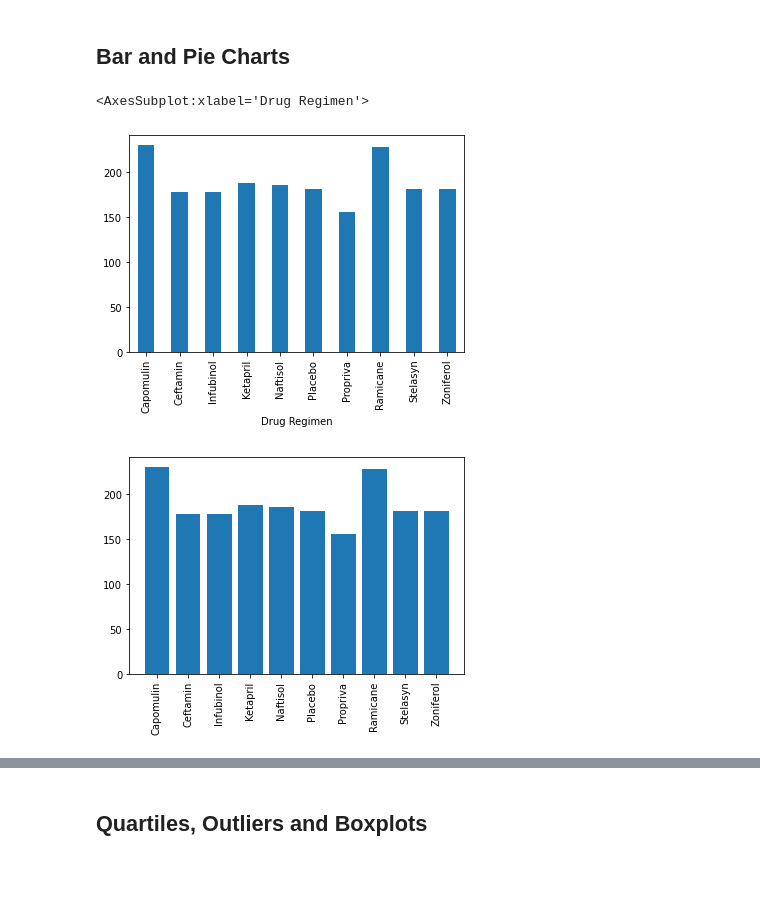
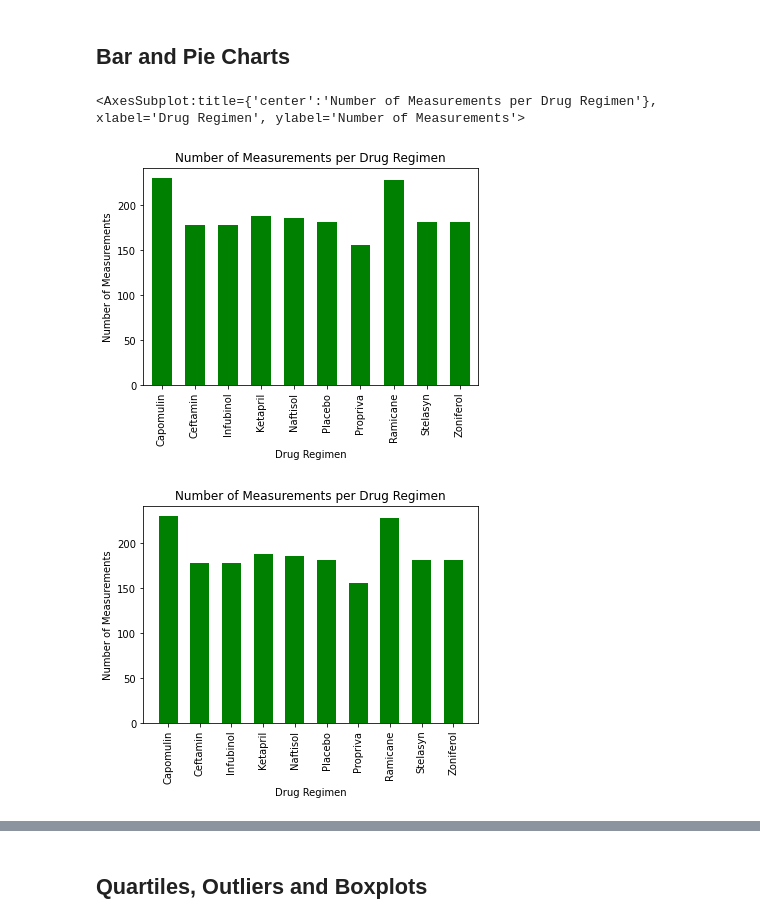
Before and after one commit to IanArch-git/matplotlib-challenge, a Jupyter notebook: Pymaceuticals/Pymaceuticals.ipynb, the cells around one changed output, grey strips where cells are left out. Cells and saved outputs as stored; diff of their text form; code cells hidden in the pictures; blank space fills up the shorter version.

Commit message:
Realized mistake on pie chart setup, resolved issue and formatted bar & pie charts

```diff
--- a/Pymaceuticals/Pymaceuticals.ipynb
+++ b/Pymaceuticals/Pymaceuticals.ipynb
@@ -163,20 +163,25 @@ agg_df
 # Generate a bar plot showing the total number of measurements taken on each drug regimen using pandas.
 drugTM = dups_df.groupby(['Drug Regimen']).count()['Mouse ID']
 
-Bar_pandas = drugTM.plot.bar()
+Bar_pandas = drugTM.plot.bar(width = 0.6, color = 'g')
+Bar_pandas.set_title("Number of Measurements per Drug Regimen")
+Bar_pandas.set_xlabel("Drug Regimen")
+Bar_pandas.set_ylabel("Number of Measurements")
 Bar_pandas
 # %% [output]
-<AxesSubplot:xlabel='Drug Regimen'>
+<AxesSubplot:title={'center':'Number of Measurements per Drug Regimen'}, xlabel='Drug Regimen', ylabel='Number of Measurements'>
-[figure, old version]
+[figure, new version]
 # %%
 # Generate a bar plot showing the total number of measurements taken on each drug regimen using pyplot.
 x_axis = np.arange(len(drugTM))
-plt.bar(x_axis, drugTM)
+plt.bar(x_axis, drugTM, width = 0.6, color = 'g')
 
 drugNames = [value for value in x_axis]
 plt.xticks(drugNames, drugTM.index.values)
 plt.xticks(rotation=90)
-
+plt.title("Number of Measurements per Drug Regimen")
+plt.xlabel("Drug Regimen")
+plt.ylabel("Number of Measurements")
 plt.show()
 # %% [output]
-[figure, old version]
+[figure, new version]
```
Also changed, not shown: parts of 4 cells of this notebook.
